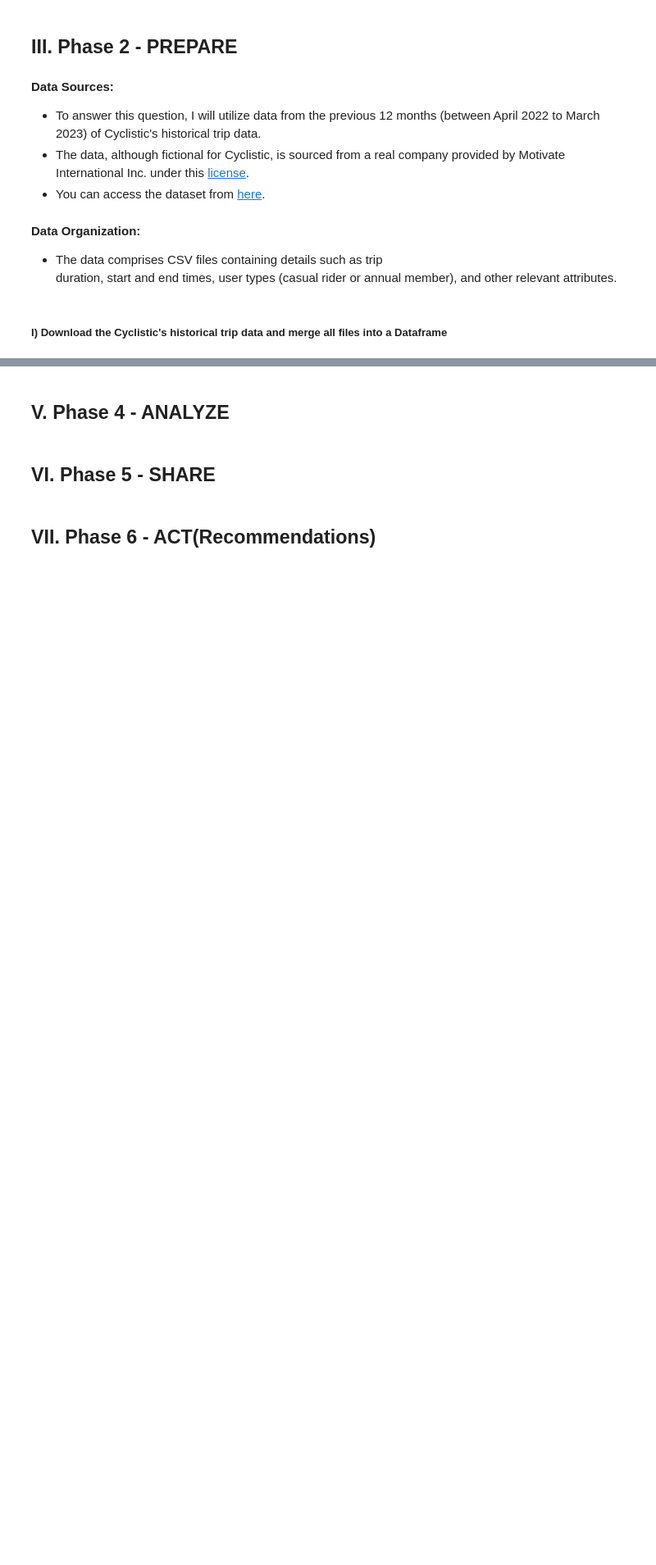
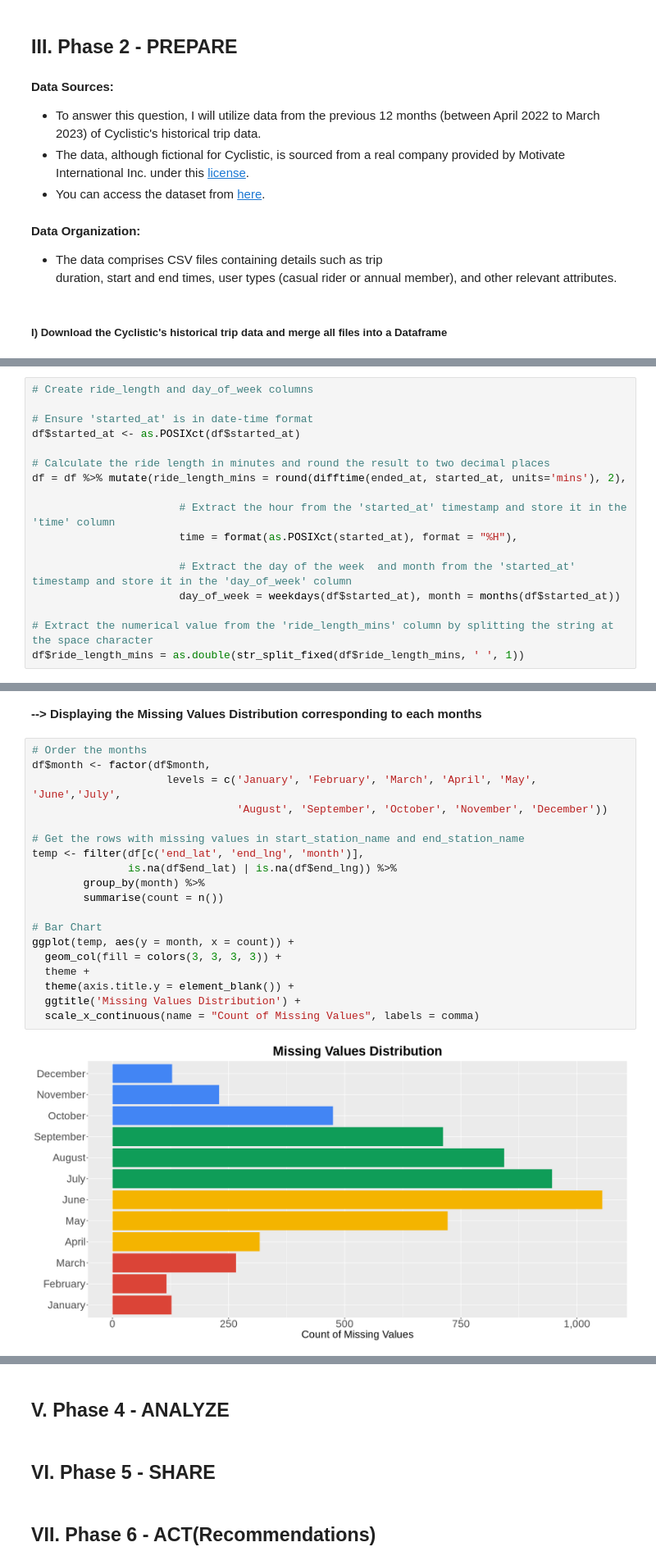
Before and after one commit to Balav-Shamra/Google-Data-Analytics-Professional-Certificate, a Jupyter notebook: Case_Study_1_Cyclistic.ipynb, the cells around one changed output, grey strips where cells are left out. Shown at 82% size. Saved outputs shown, nothing was run; the diff lists cells and outputs as text; blank space fills up the shorter version.

```diff
--- a/Case_Study_1_Cyclistic.ipynb
+++ b/Case_Study_1_Cyclistic.ipynb
@@ -97,0 +220,17 @@ The following object is masked from ‘package:readr’:
+# %%
+# Create ride_length and day_of_week columns
+
+# Ensure 'started_at' is in date-time format
+df$started_at <- as.POSIXct(df$started_at)
+
+# Calculate the ride length in minutes and round the result to two decimal places
+df = df %>% mutate(ride_length_mins = round(difftime(ended_at, started_at, units='mins'), 2),
+
+                       # Extract the hour from the 'started_at' timestamp and store it in the 'time' column
+                       time = format(as.POSIXct(started_at), format = "%H"),
+
+                       # Extract the day of the week  and month from the 'started_at' timestamp and store it in the 'day_of_week' column
+                       day_of_week = weekdays(df$started_at), month = months(df$started_at))
+
+# Extract the numerical value from the 'ride_length_mins' column by splitting the string at the space character
+df$ride_length_mins = as.double(str_split_fixed(df$ride_length_mins, ' ', 1))
@@ -97,0 +366,23 @@ The following object is masked from ‘package:readr’:
+# %% [markdown]
+**--> Displaying the Missing Values Distribution corresponding to each months**
+# %%
+# Order the months
+df$month <- factor(df$month,
+                     levels = c('January', 'February', 'March', 'April', 'May', 'June','July',
+                                'August', 'September', 'October', 'November', 'December'))
+
+# Get the rows with missing values in start_station_name and end_station_name
+temp <- filter(df[c('end_lat', 'end_lng', 'month')],
+               is.na(df$end_lat) | is.na(df$end_lng)) %>%
+        group_by(month) %>%
+        summarise(count = n())
+
+# Bar Chart
+ggplot(temp, aes(y = month, x = count)) +
+  geom_col(fill = colors(3, 3, 3, 3)) +
+  theme +
+  theme(axis.title.y = element_blank()) +
+  ggtitle('Missing Values Distribution') +
+  scale_x_continuous(name = "Count of Missing Values", labels = comma)
+# %% [output]
+[figure, added]
```
Also changed, not shown: parts of 29 cells of this notebook.
